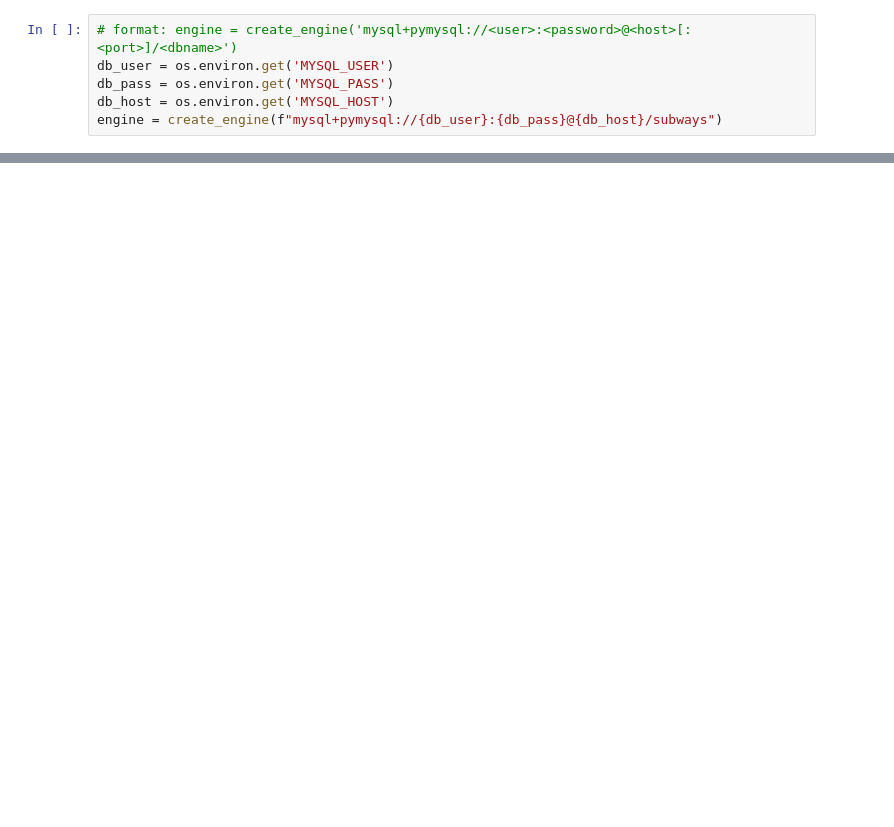
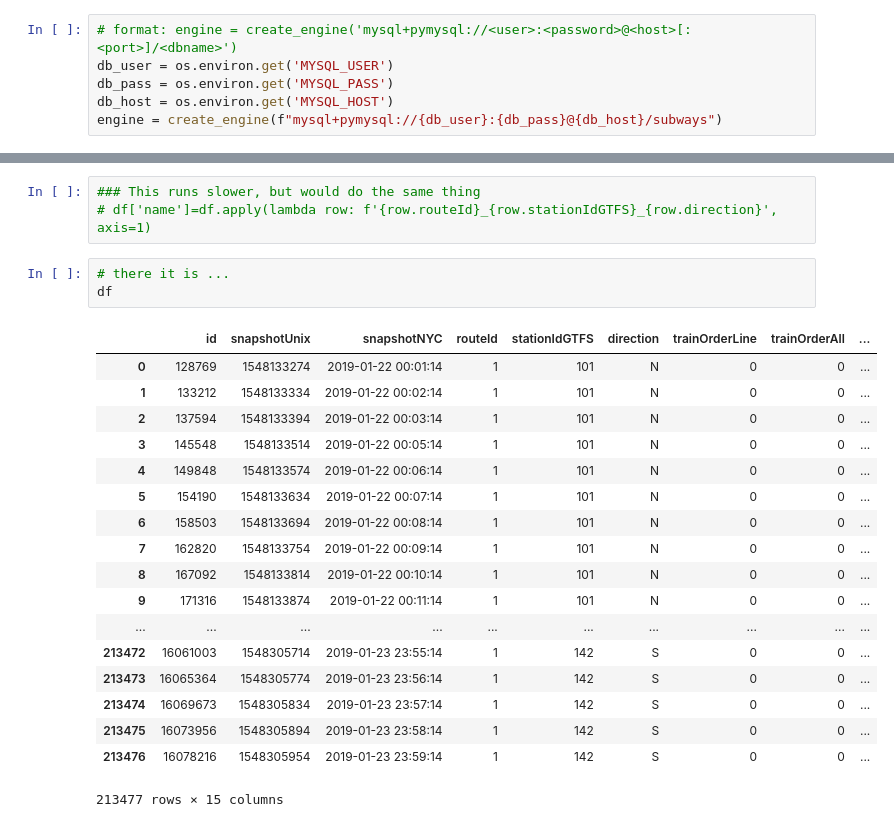
Before and after one commit to jkeefe/subway-forecast, a Jupyter notebook: notebooks/Subway-Forecast-Tinker.ipynb, the cells around one changed output, grey strips where cells are left out. Saved outputs shown, nothing was run; the diff lists cells and outputs as text; blank space fills up the shorter version.

```diff
--- a/notebooks/Subway-Forecast-Tinker.ipynb
+++ b/notebooks/Subway-Forecast-Tinker.ipynb
@@ -21,0 +96,25 @@ df = pickle.load(open('saved_sample.p', 'rb'))
+# %%
+### This runs slower, but would do the same thing
+# df['name']=df.apply(lambda row: f'{row.routeId}_{row.stationIdGTFS}_{row.direction}', axis=1)
+# %%
+# there it is ...
+df
+# %% [output]
+|  | id | snapshotUnix | snapshotNYC | routeId | stationIdGTFS | direction | trainOrderLine | trainOrderAll | ... |
+| 0 | 128769 | 1548133274 | 2019-01-22 00:01:14 | 1 | 101 | N | 0 | 0 | ... |
+| 1 | 133212 | 1548133334 | 2019-01-22 00:02:14 | 1 | 101 | N | 0 | 0 | ... |
+| 2 | 137594 | 1548133394 | 2019-01-22 00:03:14 | 1 | 101 | N | 0 | 0 | ... |
+| 3 | 145548 | 1548133514 | 2019-01-22 00:05:14 | 1 | 101 | N | 0 | 0 | ... |
+| 4 | 149848 | 1548133574 | 2019-01-22 00:06:14 | 1 | 101 | N | 0 | 0 | ... |
+| 5 | 154190 | 1548133634 | 2019-01-22 00:07:14 | 1 | 101 | N | 0 | 0 | ... |
+| 6 | 158503 | 1548133694 | 2019-01-22 00:08:14 | 1 | 101 | N | 0 | 0 | ... |
+| 7 | 162820 | 1548133754 | 2019-01-22 00:09:14 | 1 | 101 | N | 0 | 0 | ... |
+| 8 | 167092 | 1548133814 | 2019-01-22 00:10:14 | 1 | 101 | N | 0 | 0 | ... |
+| 9 | 171316 | 1548133874 | 2019-01-22 00:11:14 | 1 | 101 | N | 0 | 0 | ... |
+| ... | ... | ... | ... | ... | ... | ... | ... | ... | ... |
+| 213472 | 16061003 | 1548305714 | 2019-01-23 23:55:14 | 1 | 142 | S | 0 | 0 | ... |
+| 213473 | 16065364 | 1548305774 | 2019-01-23 23:56:14 | 1 | 142 | S | 0 | 0 | ... |
+| 213474 | 16069673 | 1548305834 | 2019-01-23 23:57:14 | 1 | 142 | S | 0 | 0 | ... |
+| 213475 | 16073956 | 1548305894 | 2019-01-23 23:58:14 | 1 | 142 | S | 0 | 0 | ... |
+| 213476 | 16078216 | 1548305954 | 2019-01-23 23:59:14 | 1 | 142 | S | 0 | 0 | ... |
+213477 rows × 15 columns
```
Also changed, not shown: parts of 32 cells of this notebook, 1 other file.
